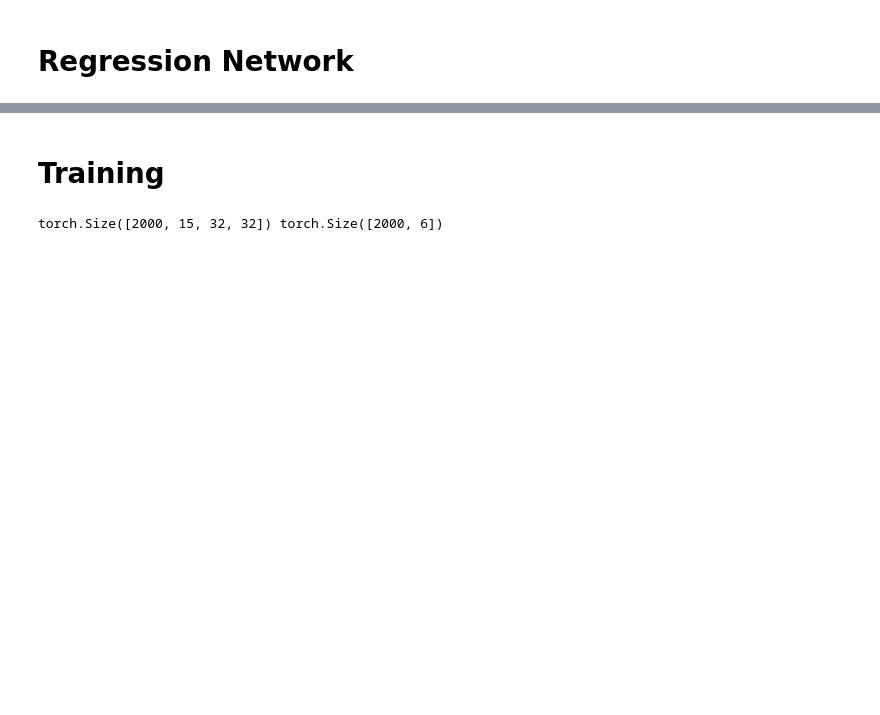
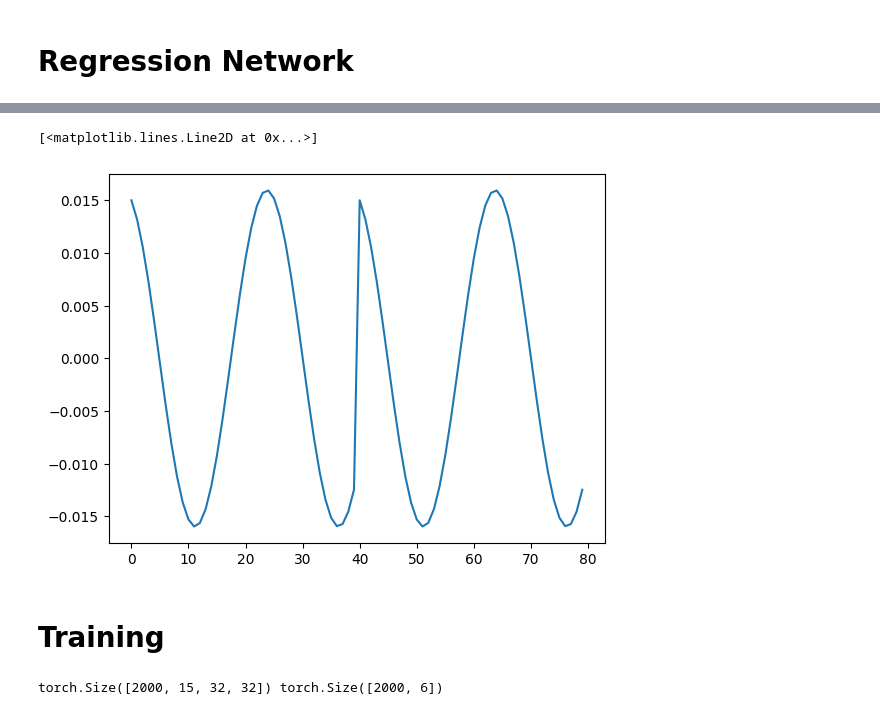
Before and after one commit to gurooria/ResponseWeightedAnalysis, a Jupyter notebook: cnn_training/cnn_regressor.ipynb, the cells around one changed output, grey strips where cells are left out. Cells and saved outputs as stored; diff of their text form; code cells hidden in the pictures; blank space fills up the shorter version.

```diff
--- a/cnn_training/cnn_regressor.ipynb
+++ b/cnn_training/cnn_regressor.ipynb
@@ -159,3 +172,9 @@ def plot_learning_curves(training_losses, validation_losses, start, title):
+# %%
+# plot goal velocity x
+plt.plot(goal_vel_x[:80])
+# %% [output]
+[<matplotlib.lines.Line2D at 0x...>]
+[figure, added]
 # %% [markdown]
 # Training
 # %%
```
Also changed, not shown: parts of 10 cells of this notebook, 35 other files.
